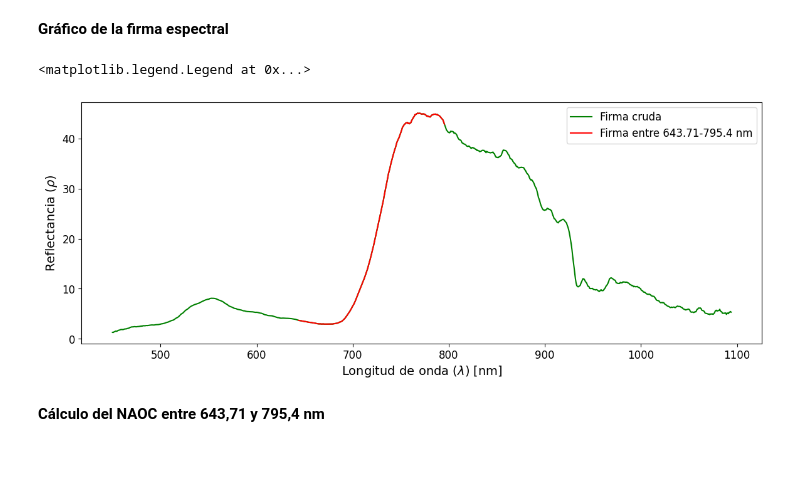
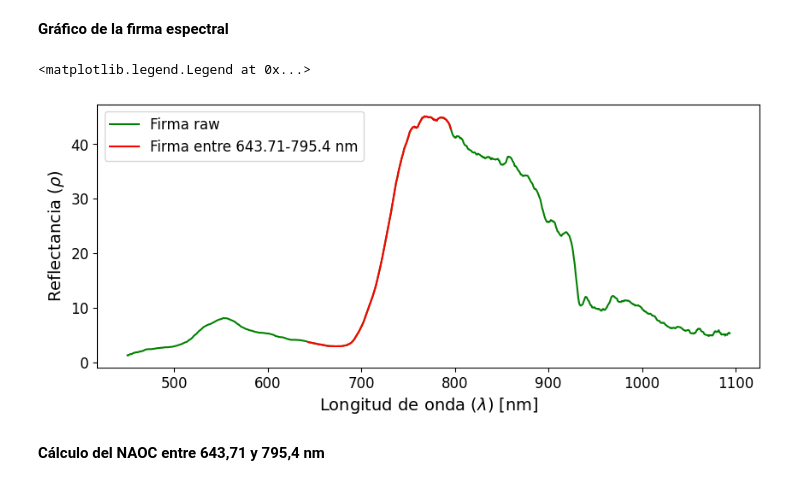
Before and after one commit to francobarrionuevoenv21/MAIE_devs_pub, a Jupyter notebook: MetodosNumericos/TPE1_Clorofila/BarrionuevoFranco_TPE1.ipynb, the cells around one changed output. Cells and saved outputs as stored; diff of their text form; code cells hidden in the pictures; blank space fills up the shorter version.

```diff
--- a/MetodosNumericos/TPE1_Clorofila/BarrionuevoFranco_TPE1.ipynb
+++ b/MetodosNumericos/TPE1_Clorofila/BarrionuevoFranco_TPE1.ipynb
@@ -48,18 +54,18 @@ rho_data_f = rho_data[(lambda_data >= lambda_a) & (lambda_data <= lambda_b)]
 **Gráfico de la firma espectral**
 # %%
 # Plot data
-fig, ax = plt.subplots(figsize=(14, 5))
+fig, ax = plt.subplots(figsize=(10, 4))
 
-ax.plot(lambda_data, rho_data, color = 'green', label = 'Firma cruda')
+ax.plot(lambda_data, rho_data, color = 'green', label = 'Firma raw')
 ax.plot(lambda_data_f, rho_data_f, color = 'red', label = f'Firma entre {lambda_a}-{lambda_b} nm')
 ax.set_ylabel(r'Reflectancia ($\rho$)', fontsize = 14)
 ax.tick_params(axis='y', labelsize=12)
 ax.set_xlabel(r'Longitud de onda ($\lambda$) [nm]', fontsize = 14)
 ax.tick_params(axis='x', labelsize=12)
 ax.legend(fontsize=12)
 # %% [output]
 <matplotlib.legend.Legend at 0x...>
-[figure, old version]
+[figure, new version]
 # %% [markdown]
 **Cálculo del NAOC entre 643,71 y 795,4 nm**
 # %%
```
Also changed, not shown: parts of 17 cells of this notebook.
